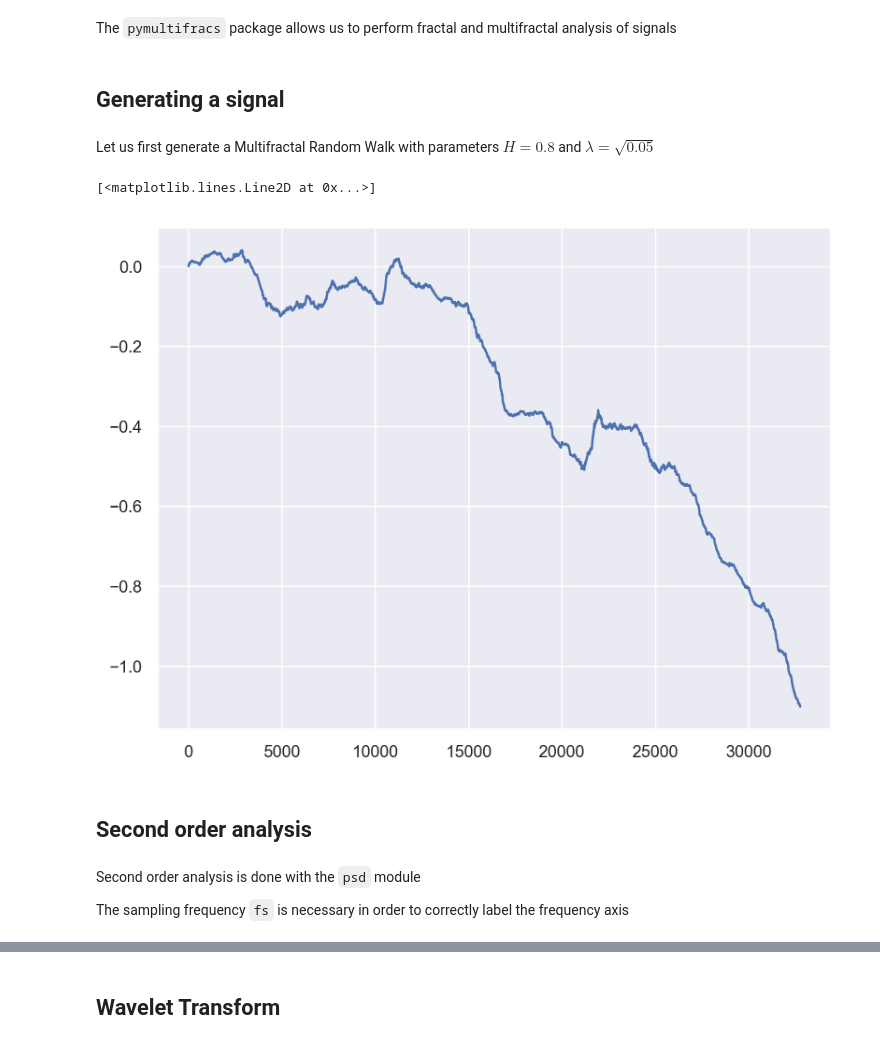
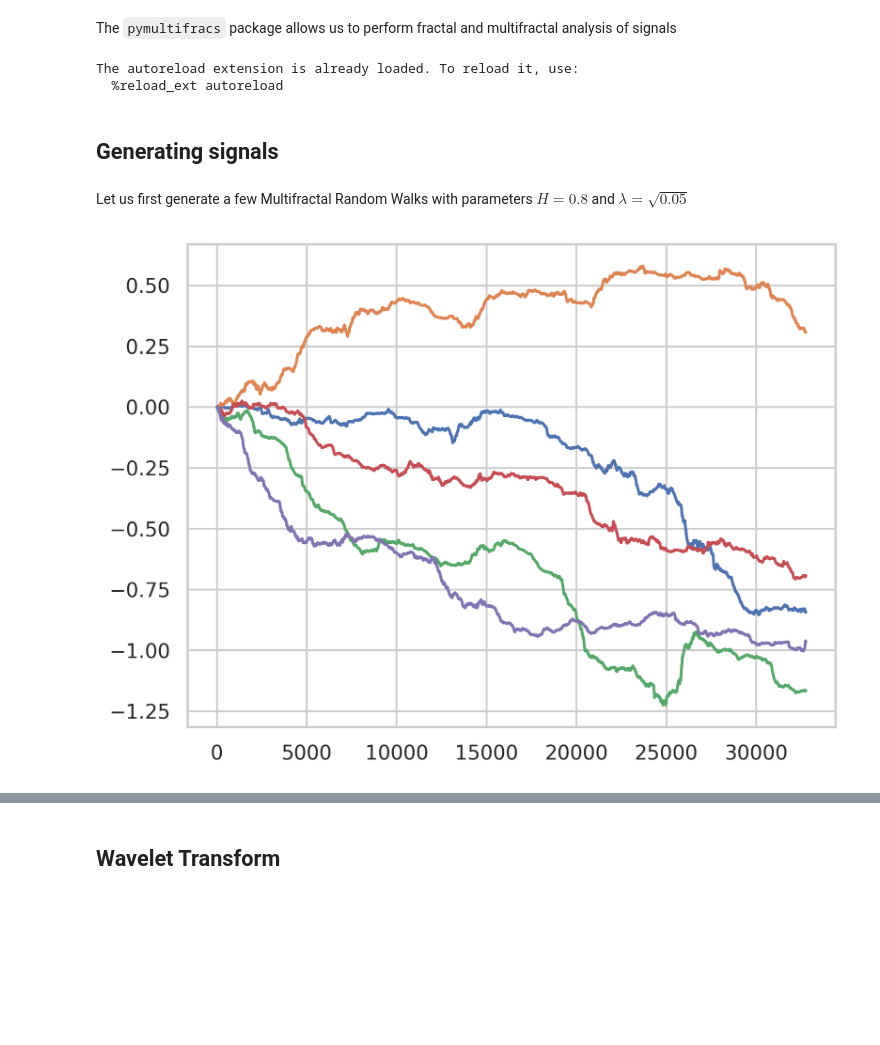
Before and after one commit to neurospin/pymultifracs, a Jupyter notebook: doc/notebooks/Demo.ipynb, the cells around one changed output, grey strips where cells are left out. Cells and saved outputs as stored; diff of their text form; code cells hidden in the pictures; blank space fills up the shorter version.

```diff
--- a/doc/notebooks/Demo.ipynb
+++ b/doc/notebooks/Demo.ipynb
@@ -10,26 +10,23 @@ The `pymultifracs` package allows us to perform fractal and multifractal analysi
 import seaborn as sns
 import matplotlib as mpl
 mpl.rcParams['figure.dpi'] = 300
-sns.set_theme(style="darkgrid")
-sns.set_context('paper')
+sns.set_theme(style="whitegrid")
+sns.set_context('notebook')
+# %% [output]
+The autoreload extension is already loaded. To reload it, use:
+  %reload_ext autoreload
 # %%
 import matplotlib.pyplot as plt
 import numpy as np
 # %% [markdown]
-## Generating a signal
+## Generating signals
 # %% [markdown]
-Let us first generate a Multifractal Random Walk with parameters $H = 0.8$ and $\lambda=\sqrt{0.05}$
+Let us first generate a few Multifractal Random Walks with parameters $H = 0.8$ and $\lambda=\sqrt{0.05}$
 # %%
 from pymultifracs.simul import mrw
 
-X = mrw(shape=2**15, H=0.8, lam=np.sqrt(.05), L=2**15)
+X = mrw(shape=(2**15, 5), H=0.8, lam=np.sqrt(.05), L=2**15)
 plt.plot(X)
+plt.show()
 # %% [output]
-[<matplotlib.lines.Line2D at 0x...>]
-[figure, old version]
+[figure, new version]
-# %% [markdown]
-## Second order analysis
-# %% [markdown]
-Second order analysis is done with the `psd` module
-
-The sampling frequency `fs` is necessary in order to correctly label the frequency axis
```
Also changed, not shown: parts of 11 cells of this notebook, 21 other files.
